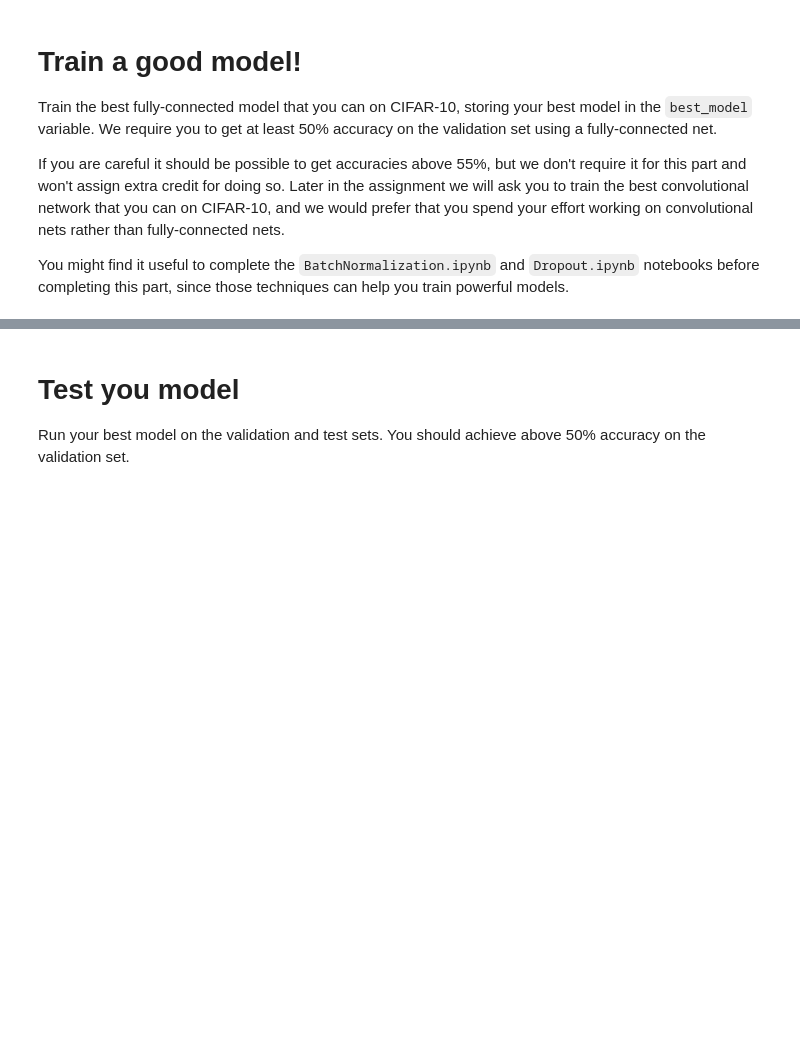
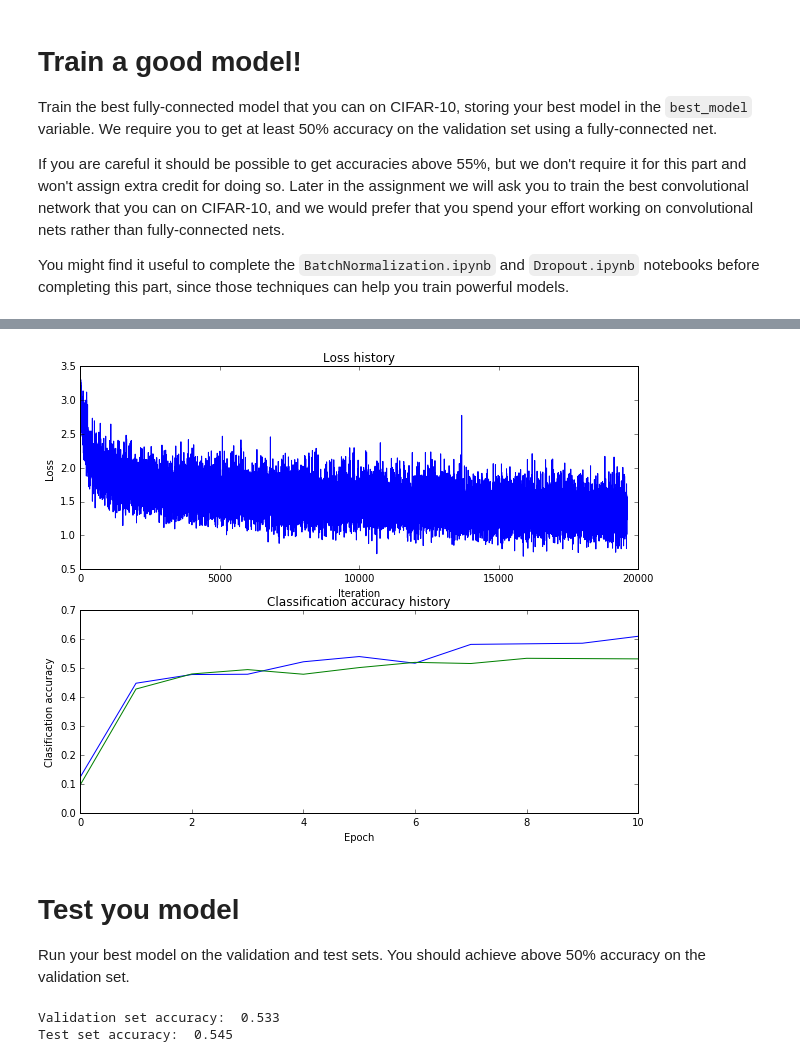
Before and after one commit to shaoweipng/cs231n-shaowei-testing, a Jupyter notebook: assignment2/FullyConnectedNets.ipynb, the cells around one changed output, grey strips where cells are left out. Saved outputs shown, nothing was run; the diff lists cells and outputs as text; code cells hidden in the pictures; blank space fills up the shorter version.

Commit message:
completed fully connected but needed help with rms/adam

```diff
--- a/assignment2/FullyConnectedNets.ipynb
+++ b/assignment2/FullyConnectedNets.ipynb
@@ -688,0 +792,49 @@ pass
+# %%
+best_model = None
+################################################################################
+# TODO: Train the best FullyConnectedNet that you can on CIFAR-10. You might   #
+# batch normalization and dropout useful. Store your best model in the         #
+# best_model variable.                                                         #
+################################################################################
+pass
+X_val= data['X_val']
+y_val= data['y_val']
+X_test= data['X_test']
+y_test= data['y_test']
+
+lr = 3.113669e-04 #[10] #[2.379994e-04] # 10**np.random.uniform(-7,1,20)
+ws = 2.461858e-02
+
+model = FullyConnectedNet([100, 100, 100, 100],
+      weight_scale=ws, dtype=np.float64,use_batchnorm=False, reg= 1e-2)
+solver = Solver(model, data,
+        print_every=100, num_epochs=10, batch_size=25,
+        update_rule='adam',
+        optim_config={
+          'learning_rate': lr,
+        },
+        lr_decay = 0.9,
+        verbose = True
+        )
+
+solver.train()
+
+plt.subplot(2, 1, 1)
+plt.plot(solver.loss_history)
+plt.title('Loss history')
+plt.xlabel('Iteration')
+plt.ylabel('Loss')
+
+plt.subplot(2, 1, 2)
+plt.plot(solver.train_acc_history, label='train')
+plt.plot(solver.val_acc_history, label='val')
+plt.title('Classification accuracy history')
+plt.xlabel('Epoch')
+plt.ylabel('Clasification accuracy')
+plt.show()
+
+best_model = model
+################################################################################
+#                              END OF YOUR CODE                                #
+################################################################################
+# %% [output]
@@ -689,3 +858,4 @@ pass
+[figure, added]
 # %% [markdown]
 # Test you model
 Run your best model on the validation and test sets. You should achieve above 50% accuracy on the validation set.
@@ -694,3 +864,6 @@ y_test_pred = np.argmax(best_model.loss(X_test), axis=1)
 y_val_pred = np.argmax(best_model.loss(X_val), axis=1)
 print 'Validation set accuracy: ', (y_val_pred == y_val).mean()
 print 'Test set accuracy: ', (y_test_pred == y_test).mean()
+# %% [output]
+Validation set accuracy:  0.533
+Test set accuracy:  0.545
```
Also changed, not shown: parts of 11 cells of this notebook, 2 other files.
